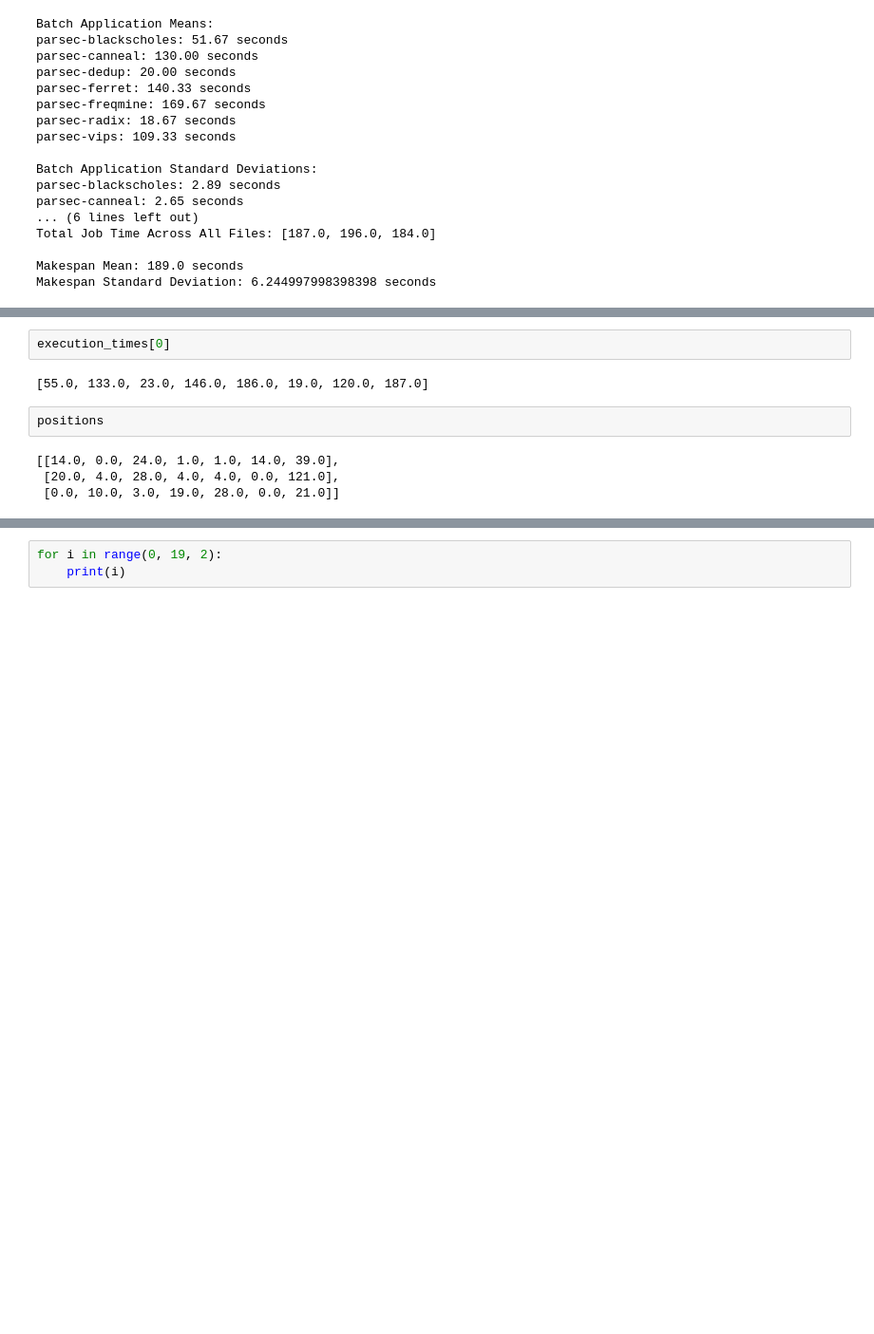
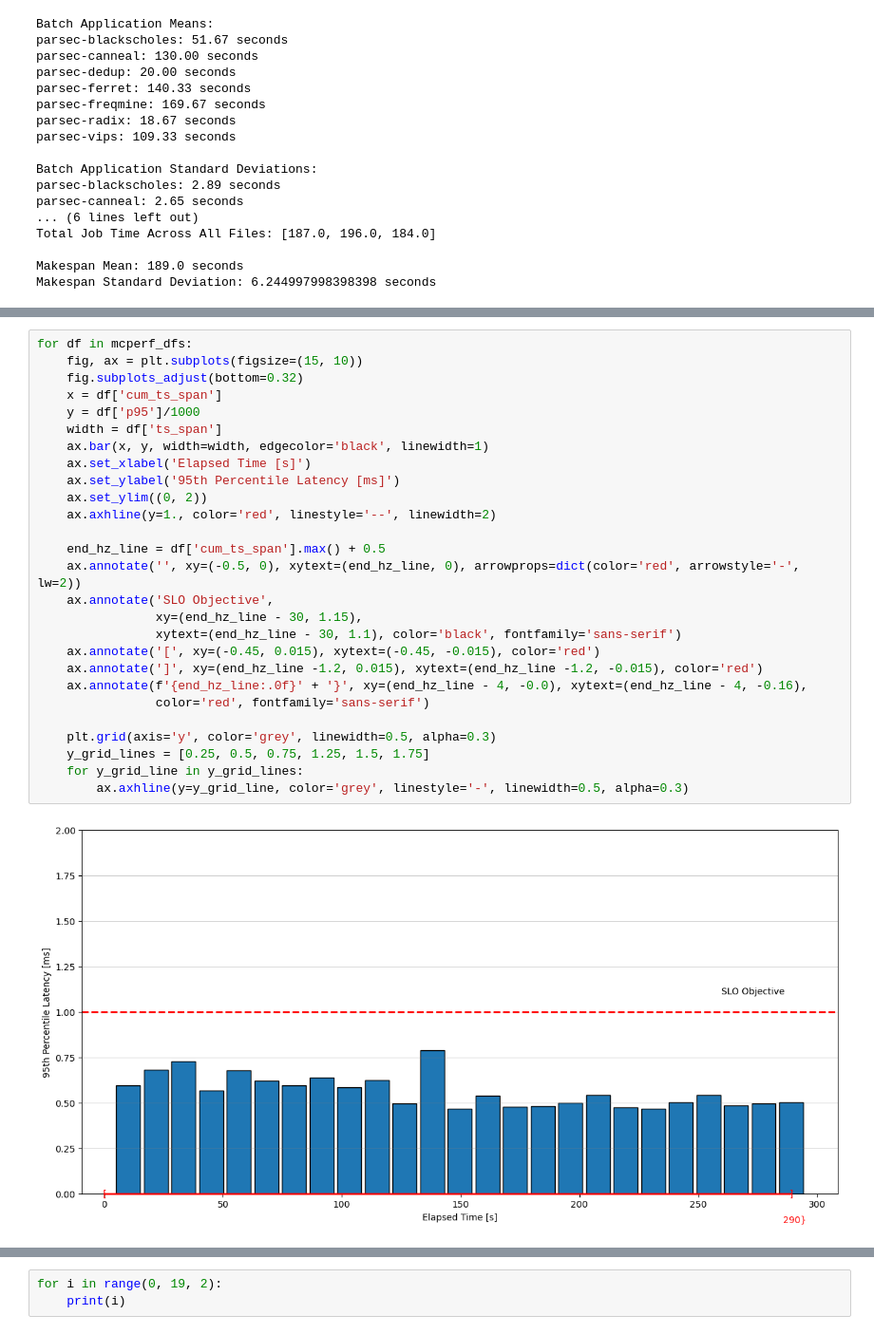
Before and after one commit to czanoli/ETH-Cloud-Computing-Architectures-2024, a Jupyter notebook: part3/plots.ipynb, the cells around one changed output, grey strips where cells are left out. Shown: that part at 95% size. Cells and saved outputs as stored; diff of their text form; blank space fills up the shorter version.

```diff
--- a/part3/plots.ipynb
+++ b/part3/plots.ipynb
@@ -205,10 +202,29 @@ mcperf_dfs[0]
-# %%
-execution_times[0]
-# %% [output]
-[55.0, 133.0, 23.0, 146.0, 186.0, 19.0, 120.0, 187.0]
-# %%
-positions
-# %% [output]
-[[14.0, 0.0, 24.0, 1.0, 1.0, 14.0, 39.0],
- [20.0, 4.0, 28.0, 4.0, 4.0, 0.0, 121.0],
- [0.0, 10.0, 3.0, 19.0, 28.0, 0.0, 21.0]]
+# %%
+for df in mcperf_dfs:
+    fig, ax = plt.subplots(figsize=(15, 10))
+    fig.subplots_adjust(bottom=0.32)
+    x = df['cum_ts_span']
+    y = df['p95']/1000
+    width = df['ts_span']
+    ax.bar(x, y, width=width, edgecolor='black', linewidth=1)
+    ax.set_xlabel('Elapsed Time [s]')
+    ax.set_ylabel('95th Percentile Latency [ms]')
+    ax.set_ylim((0, 2))
+    ax.axhline(y=1., color='red', linestyle='--', linewidth=2)
+
+    end_hz_line = df['cum_ts_span'].max() + 0.5
+    ax.annotate('', xy=(-0.5, 0), xytext=(end_hz_line, 0), arrowprops=dict(color='red', arrowstyle='-', lw=2))
+    ax.annotate('SLO Objective',
+                xy=(end_hz_line - 30, 1.15),
+                xytext=(end_hz_line - 30, 1.1), color='black', fontfamily='sans-serif')
+    ax.annotate('[', xy=(-0.45, 0.015), xytext=(-0.45, -0.015), color='red')
+    ax.annotate(']', xy=(end_hz_line -1.2, 0.015), xytext=(end_hz_line -1.2, -0.015), color='red')
+    ax.annotate(f'{end_hz_line:.0f}' + '}', xy=(end_hz_line - 4, -0.0), xytext=(end_hz_line - 4, -0.16),
+                color='red', fontfamily='sans-serif')
+
+    plt.grid(axis='y', color='grey', linewidth=0.5, alpha=0.3)
+    y_grid_lines = [0.25, 0.5, 0.75, 1.25, 1.5, 1.75]
+    for y_grid_line in y_grid_lines:
+        ax.axhline(y=y_grid_line, color='grey', linestyle='-', linewidth=0.5, alpha=0.3)
+# %% [output]
+[figure, added]
```
Also changed, not shown: parts of 10 cells of this notebook, 1 other file.
